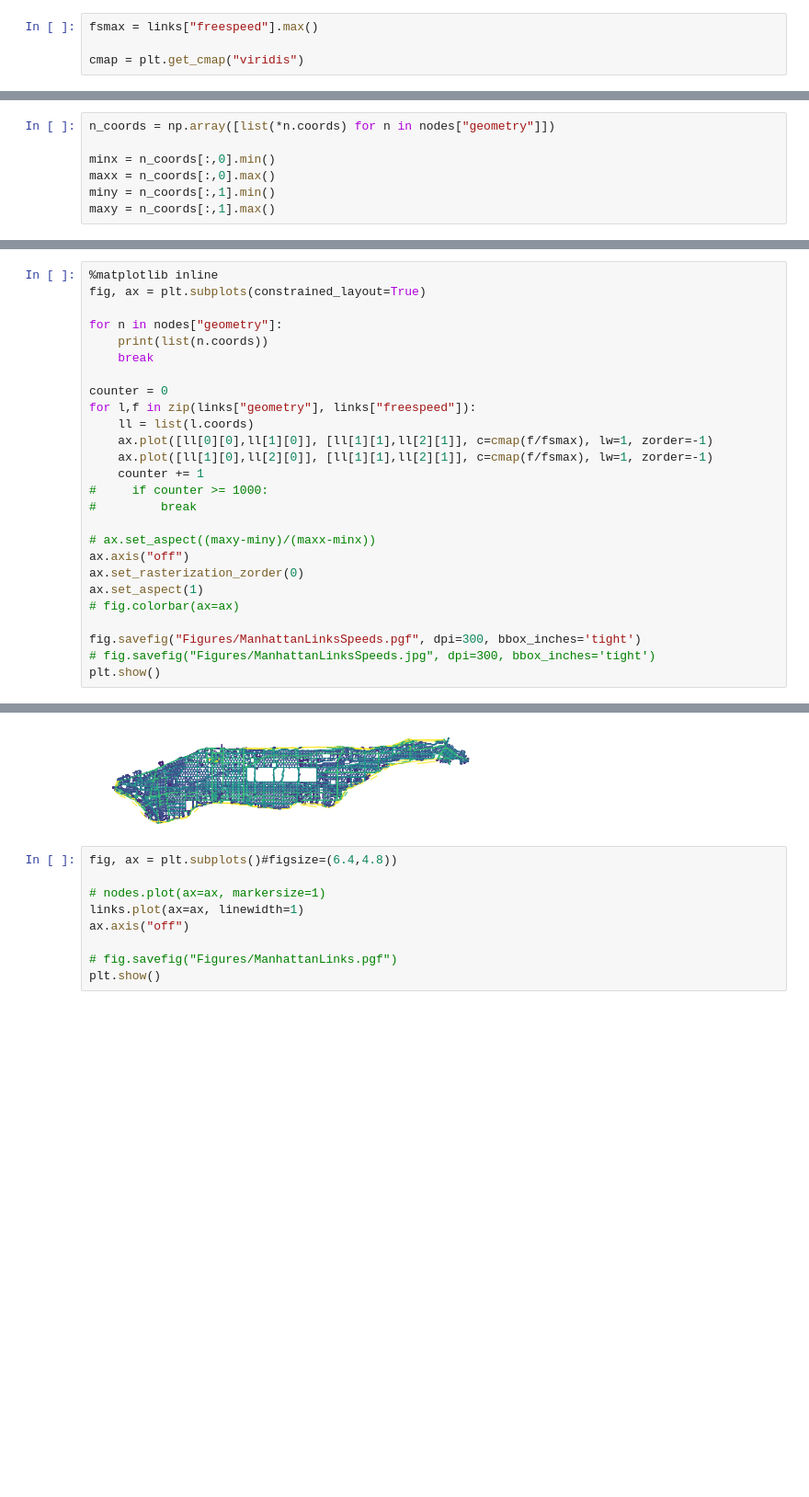
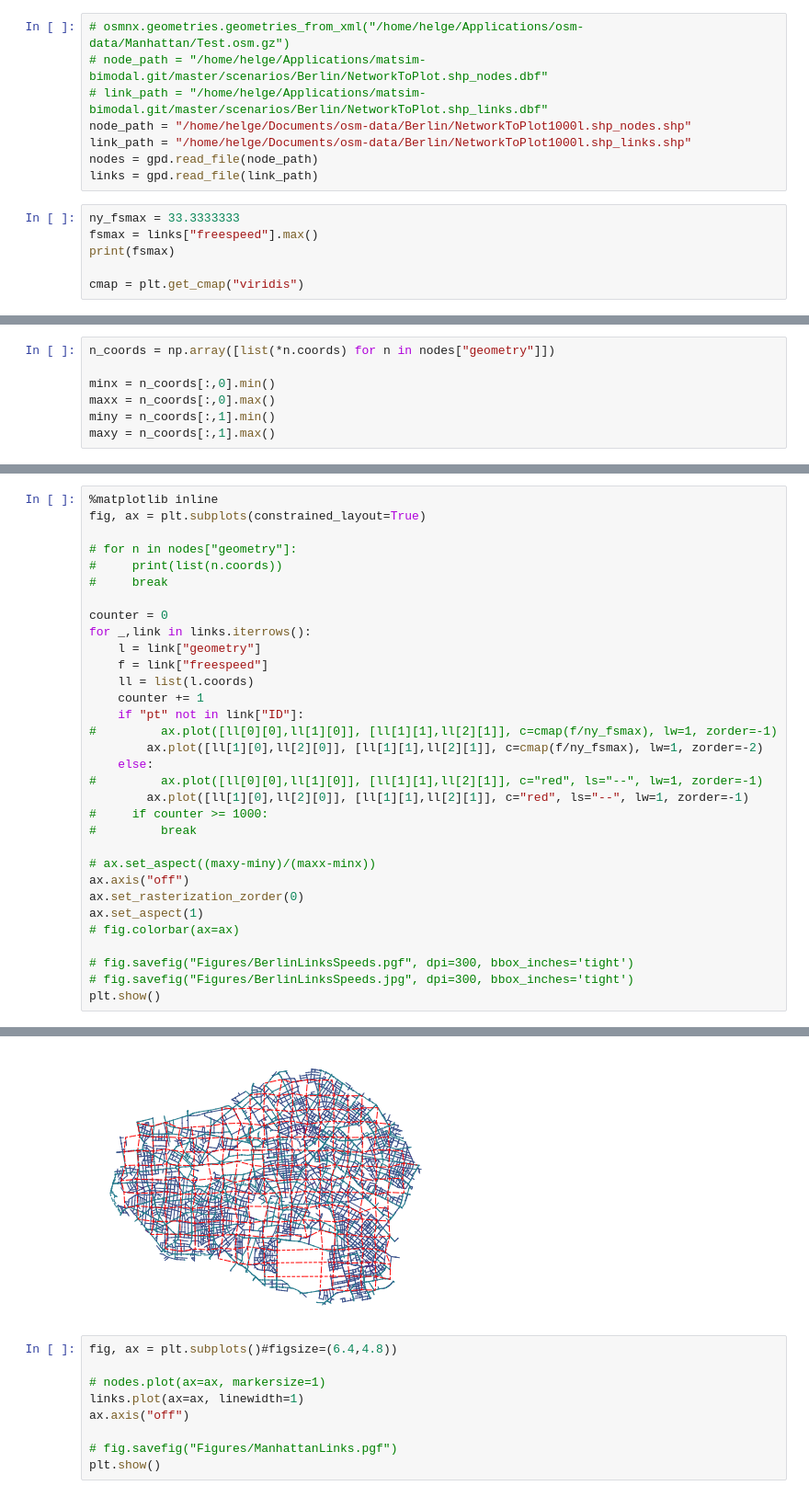
Before and after one commit to poss-group/matsim-bimodal-1, a Jupyter notebook: python_analysis/PlotRealStreetMap.ipynb, the cells around one changed output, grey strips where cells are left out. Shown: that part at 92% size. Drawn from its saved outputs; the diff is of its cells as text; blank space fills up the shorter version.

Commit message:
New Scripts, Berlin set up

```diff
--- a/python_analysis/PlotRealStreetMap.ipynb
+++ b/python_analysis/PlotRealStreetMap.ipynb
@@ -13,5 +7,15 @@ links = gpd.read_file("/home/helge/Applications/osm-data/Manhattan/Test.shp_link
+# %%
+# osmnx.geometries.geometries_from_xml("/home/helge/Applications/osm-data/Manhattan/Test.osm.gz")
+# node_path = "/home/helge/Applications/matsim-bimodal.git/master/scenarios/Berlin/NetworkToPlot.shp_nodes.dbf"
+# link_path = "/home/helge/Applications/matsim-bimodal.git/master/scenarios/Berlin/NetworkToPlot.shp_links.dbf"
+node_path = "/home/helge/Documents/osm-data/Berlin/NetworkToPlot1000l.shp_nodes.shp"
+link_path = "/home/helge/Documents/osm-data/Berlin/NetworkToPlot1000l.shp_links.shp"
+nodes = gpd.read_file(node_path)
+links = gpd.read_file(link_path)
 # %%
+ny_fsmax = 33.3333333
 fsmax = links["freespeed"].max()
+print(fsmax)
 
 cmap = plt.get_cmap("viridis")
 # %% [output]
@@ -31,16 +35,22 @@ print((maxy-miny)/(maxx-minx))
 %matplotlib inline
 fig, ax = plt.subplots(constrained_layout=True)
 
-for n in nodes["geometry"]:
-    print(list(n.coords))
-    break
+# for n in nodes["geometry"]:
+#     print(list(n.coords))
+#     break
 
 counter = 0
-for l,f in zip(links["geometry"], links["freespeed"]):
+for _,link in links.iterrows():
+    l = link["geometry"]
+    f = link["freespeed"]
     ll = list(l.coords)
-    ax.plot([ll[0][0],ll[1][0]], [ll[1][1],ll[2][1]], c=cmap(f/fsmax), lw=1, zorder=-1)
-    ax.plot([ll[1][0],ll[2][0]], [ll[1][1],ll[2][1]], c=cmap(f/fsmax), lw=1, zorder=-1)
     counter += 1
+    if "pt" not in link["ID"]:
+#         ax.plot([ll[0][0],ll[1][0]], [ll[1][1],ll[2][1]], c=cmap(f/ny_fsmax), lw=1, zorder=-1)
+        ax.plot([ll[1][0],ll[2][0]], [ll[1][1],ll[2][1]], c=cmap(f/ny_fsmax), lw=1, zorder=-2)
+    else:
+#         ax.plot([ll[0][0],ll[1][0]], [ll[1][1],ll[2][1]], c="red", ls="--", lw=1, zorder=-1)
+        ax.plot([ll[1][0],ll[2][0]], [ll[1][1],ll[2][1]], c="red", ls="--", lw=1, zorder=-1)
 #     if counter >= 1000:
 #         break
 
@@ -50,7 +60,7 @@ ax.set_rasterization_zorder(0)
 ax.set_aspect(1)
 # fig.colorbar(ax=ax)
 
-fig.savefig("Figures/ManhattanLinksSpeeds.pgf", dpi=300, bbox_inches='tight')
-# fig.savefig("Figures/ManhattanLinksSpeeds.jpg", dpi=300, bbox_inches='tight')
+# fig.savefig("Figures/BerlinLinksSpeeds.pgf", dpi=300, bbox_inches='tight')
+# fig.savefig("Figures/BerlinLinksSpeeds.jpg", dpi=300, bbox_inches='tight')
 plt.show()
 # %% [output]
@@ -58,4 +67,4 @@ plt.show()
-[figure, old version]
+[figure, new version]
 # %%
 fig, ax = plt.subplots()#figsize=(6.4,4.8))
 
```
Also changed, not shown: parts of 5 cells of this notebook, 15 other files.
